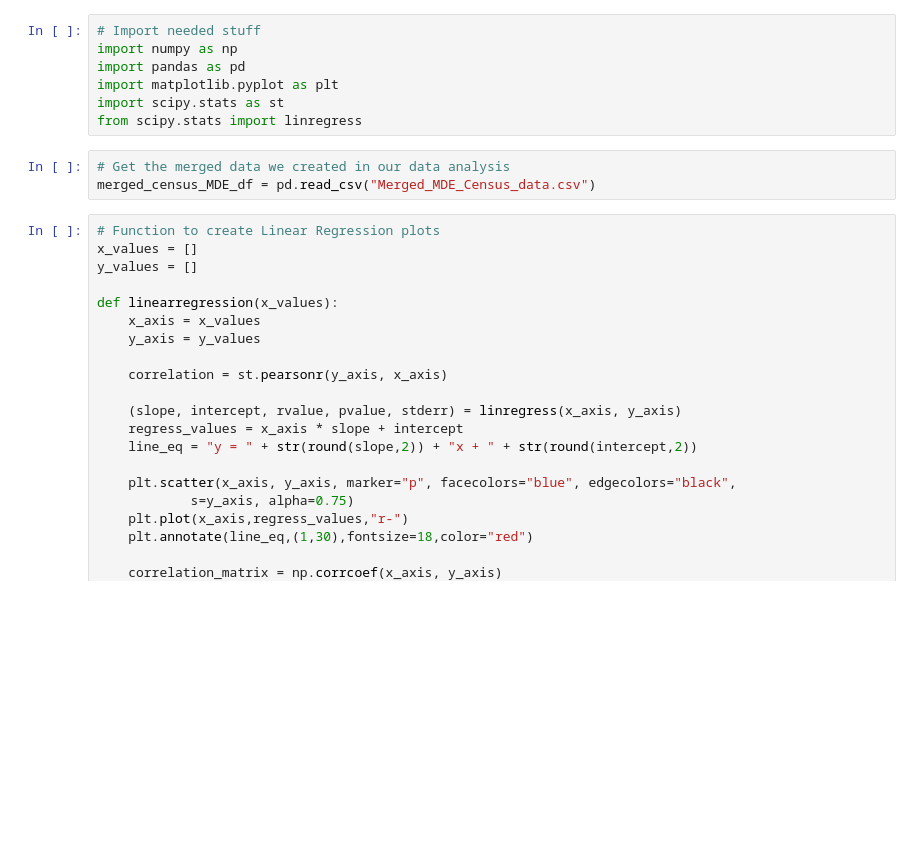
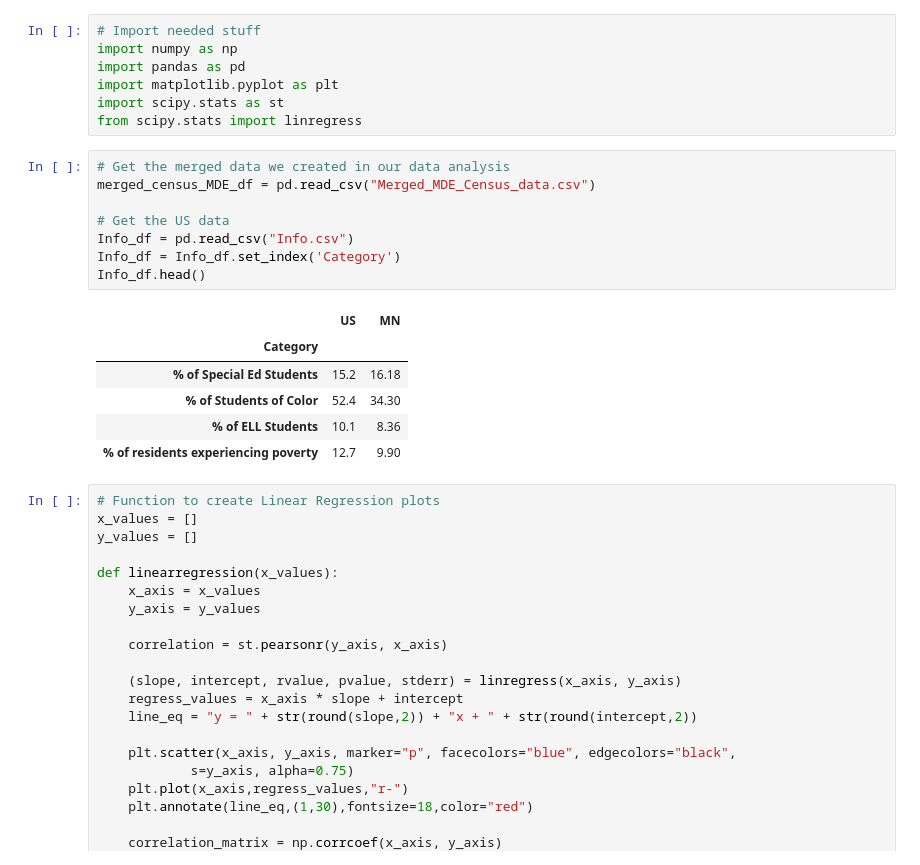
Before and after one commit to rabscuttle/group-project-1, a Jupyter notebook: final.ipynb, the cells around one changed output. Saved outputs shown, nothing was run; the diff lists cells and outputs as text; blank space fills up the shorter version.

```diff
--- a/final.ipynb
+++ b/final.ipynb
@@ -8,6 +8,18 @@ from scipy.stats import linregress
 # %%
 # Get the merged data we created in our data analysis
 merged_census_MDE_df = pd.read_csv("Merged_MDE_Census_data.csv")
+
+# Get the US data
+Info_df = pd.read_csv("Info.csv")
+Info_df = Info_df.set_index('Category')
+Info_df.head()
+# %% [output]
+|  | US | MN |
+| Category |  |  |
+| % of Special Ed Students | 15.2 | 16.18 |
+| % of Students of Color | 52.4 | 34.30 |
+| % of ELL Students | 10.1 | 8.36 |
+| % of residents experiencing poverty | 12.7 | 9.90 |
 # %%
 # Function to create Linear Regression plots
 x_values = []
```
Also changed, not shown: parts of 14 cells of this notebook, 2 other files.
